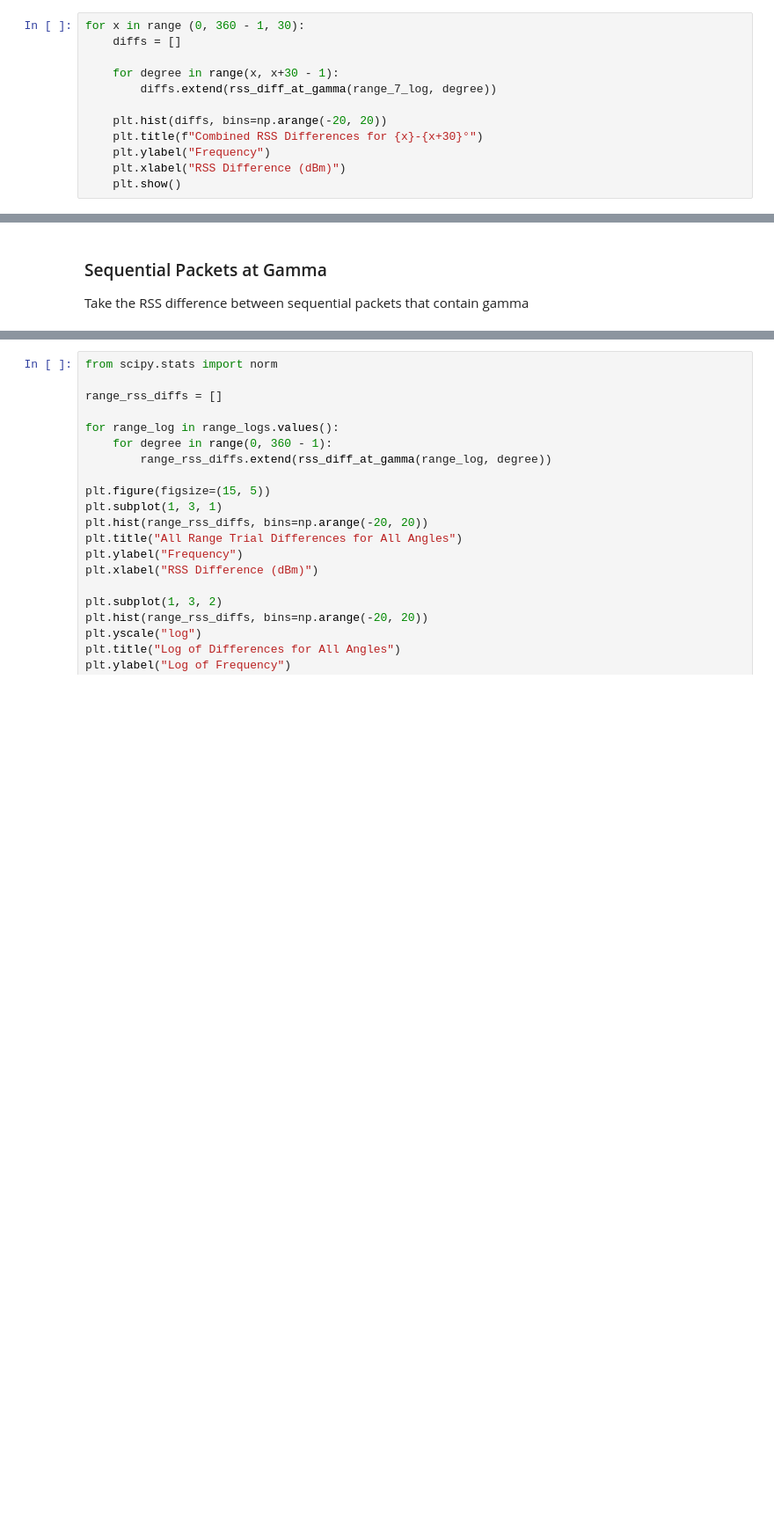
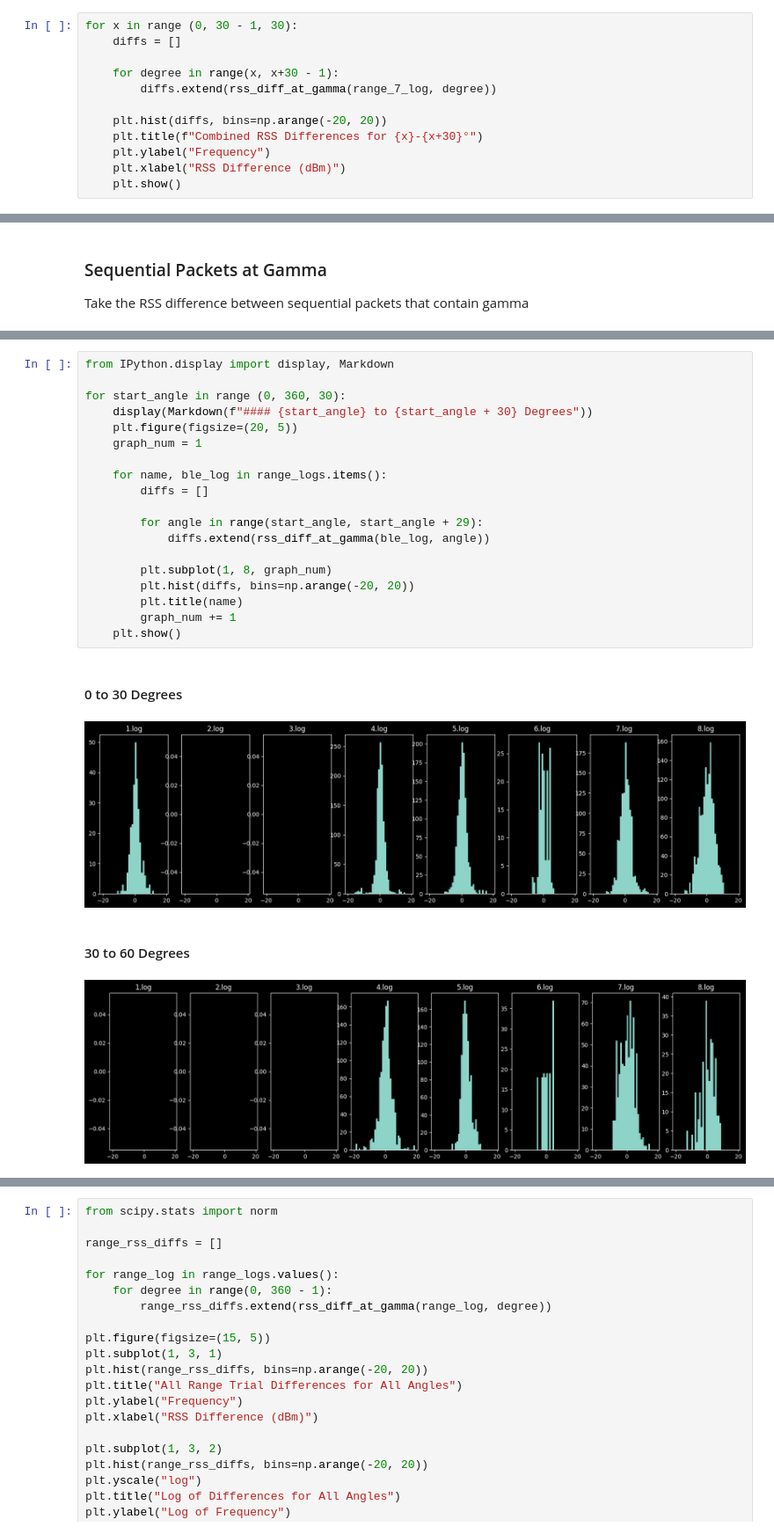
Before and after one commit to SheffieldMLtracking/BLEanalysis, a Jupyter notebook: jupyter/Finley/RSS Differences.ipynb, the cells around one changed output, grey strips where cells are left out. Shown at 88% size. Drawn from its saved outputs; the diff is of its cells as text; blank space fills up the shorter version.

```diff
--- a/jupyter/Finley/RSS Differences.ipynb
+++ b/jupyter/Finley/RSS Differences.ipynb
@@ -55,5 +55,5 @@ BleLog | tx: c, no.packets: 1533, time: 86.140s
 # %%
-for x in range (0, 360 - 1, 30):
+for x in range (0, 30 - 1, 30):
     diffs = []
 
     for degree in range(x, x+30 - 1):
@@ -115,0 +106,24 @@ Take the RSS difference between sequential packets that contain gamma
+# %%
+from IPython.display import display, Markdown
+
+for start_angle in range (0, 360, 30):
+    display(Markdown(f"#### {start_angle} to {start_angle + 30} Degrees"))
+    plt.figure(figsize=(20, 5))
+    graph_num = 1
+
+    for name, ble_log in range_logs.items():
+        diffs = []
+
+        for angle in range(start_angle, start_angle + 29):
+            diffs.extend(rss_diff_at_gamma(ble_log, angle))
+
+        plt.subplot(1, 8, graph_num)
+        plt.hist(diffs, bins=np.arange(-20, 20))
+        plt.title(name)
+        graph_num += 1
+    plt.show()
+# %% [output]
+#### 0 to 30 Degrees
+[figure, added]
+#### 30 to 60 Degrees
+[figure, added]
```
Also changed, not shown: parts of 7 cells of this notebook.
